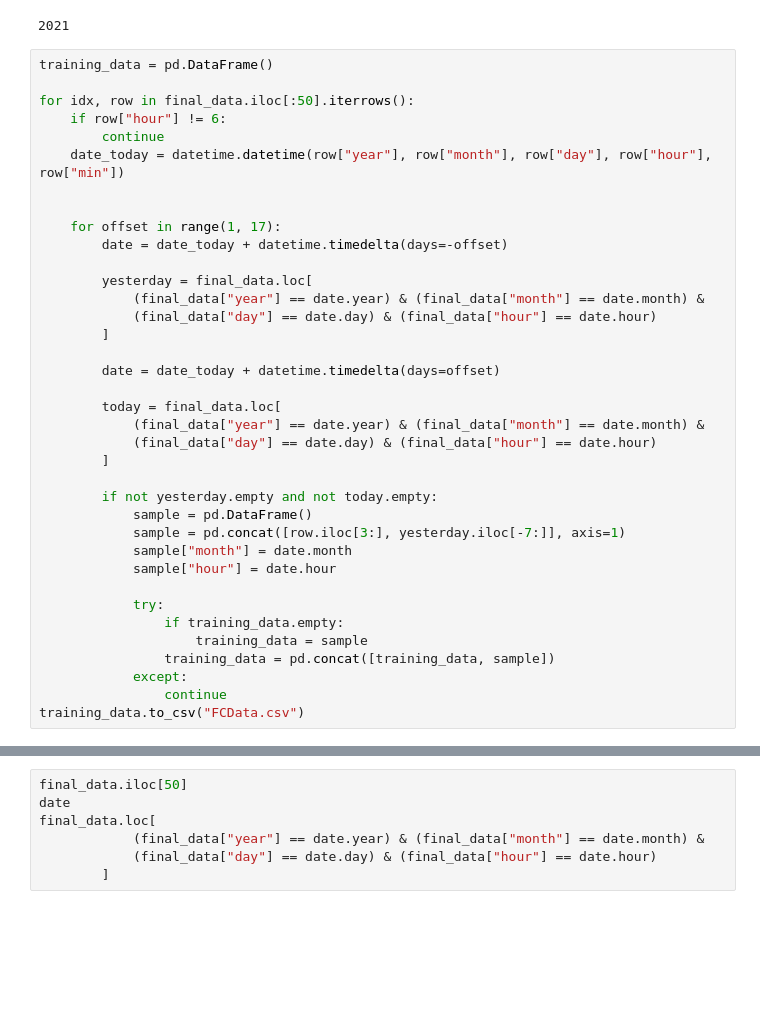
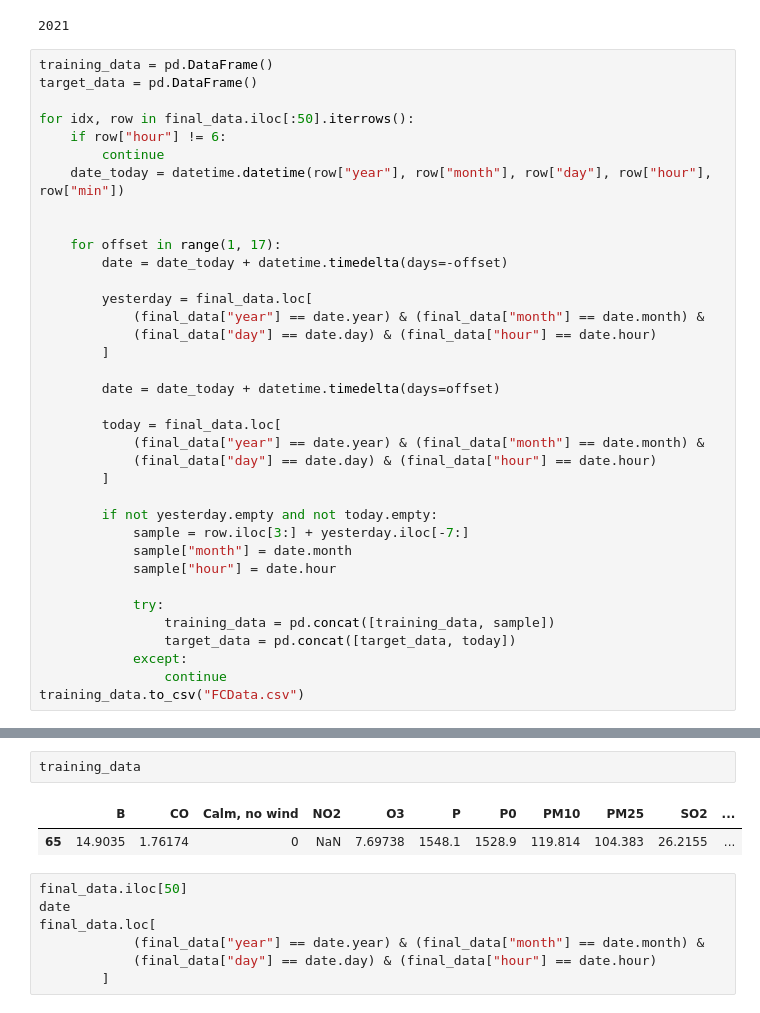
Before and after one commit to basicskill/matf-hackathon, a Jupyter notebook: model/Better Data Exploration.ipynb, the cells around one changed output, grey strips where cells are left out. Drawn from its saved outputs; the diff is of its cells as text; blank space fills up the shorter version.

```diff
--- a/model/Better Data Exploration.ipynb
+++ b/model/Better Data Exploration.ipynb
@@ -217,6 +217,7 @@ date.year
 2021
 # %%
 training_data = pd.DataFrame()
+target_data = pd.DataFrame()
 
 for idx, row in final_data.iloc[:50].iterrows():
     if row["hour"] != 6:
@@ -240,15 +241,13 @@ for idx, row in final_data.iloc[:50].iterrows():
         ]
 
         if not yesterday.empty and not today.empty:
-            sample = pd.DataFrame()
-            sample = pd.concat([row.iloc[3:], yesterday.iloc[-7:]], axis=1)
+            sample = row.iloc[3:] + yesterday.iloc[-7:]
             sample["month"] = date.month
             sample["hour"] = date.hour
 
             try:
-                if training_data.empty:
-                    training_data = sample
                 training_data = pd.concat([training_data, sample])
+                target_data = pd.concat([target_data, today])
             except:
                 continue
 training_data.to_csv("FCData.csv")
@@ -275,3 +254,8 @@ sample
+# %%
+training_data
+# %% [output]
+|  | B | CO | Calm, no wind | NO2 | O3 | P | P0 | PM10 | PM25 | SO2 | ... |
+| 65 | 14.9035 | 1.76174 | 0 | NaN | 7.69738 | 1548.1 | 1528.9 | 119.814 | 104.383 | 26.2155 | ... |
 # %%
 final_data.iloc[50]
 date
```
Also changed, not shown: parts of 1 cell of this notebook.
